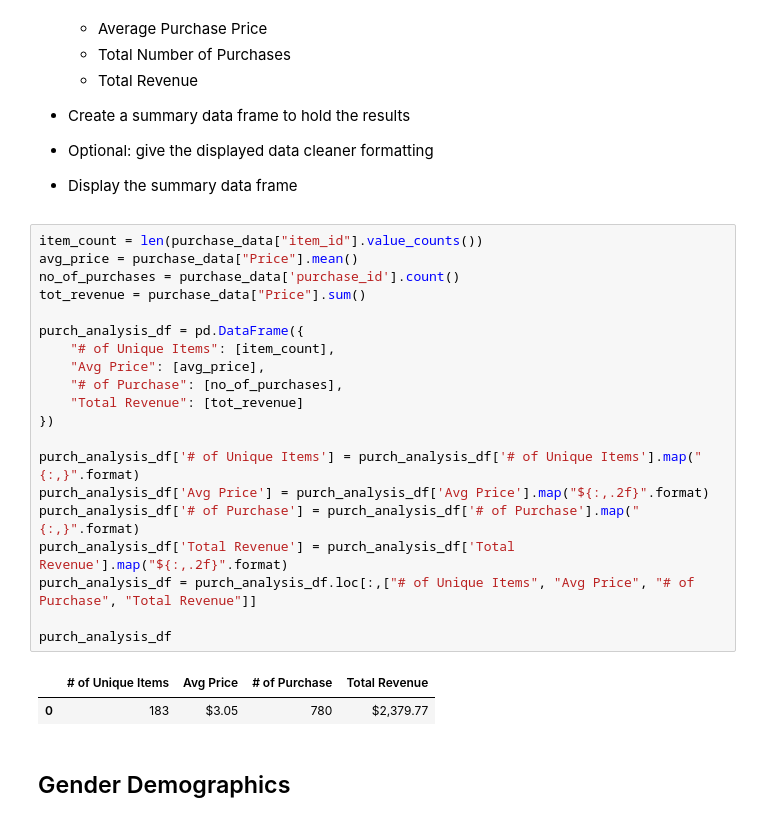
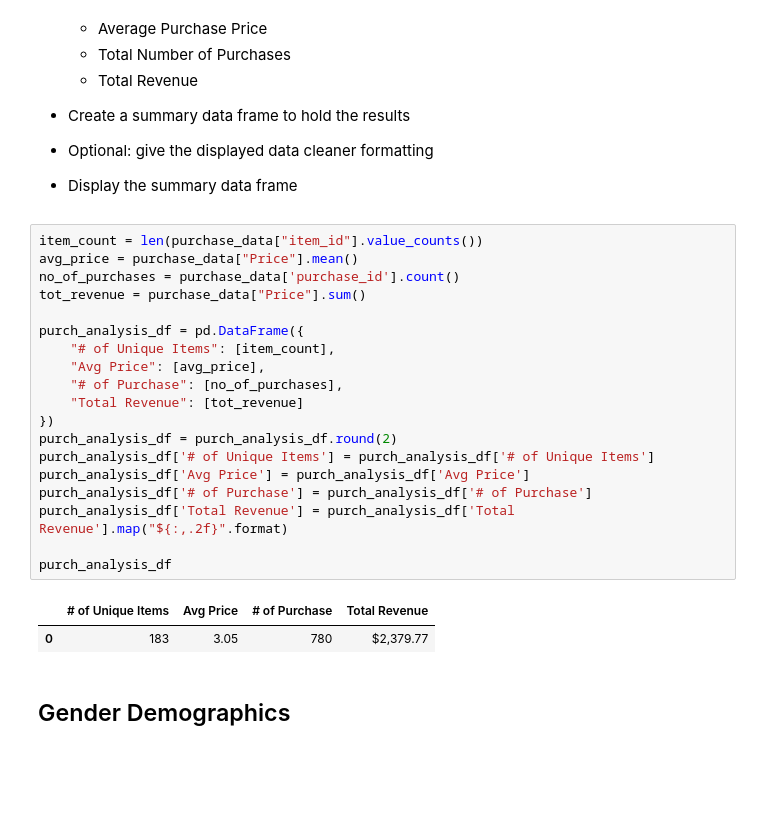
Before and after one commit to sbell1258/pandas-challenge, a Jupyter notebook: HeroesOfPymoli_starter.ipynb, the cells around one changed output. Cells and saved outputs as stored; diff of their text form; blank space fills up the shorter version.

Commit message:
format chgs

```diff
--- a/HeroesOfPymoli_starter.ipynb
+++ b/HeroesOfPymoli_starter.ipynb
@@ -113,26 +113,25 @@ Total number of players:  576
 # %%
 item_count = len(purchase_data["item_id"].value_counts())
 avg_price = purchase_data["Price"].mean()
 no_of_purchases = purchase_data['purchase_id'].count()
 tot_revenue = purchase_data["Price"].sum()
 
 purch_analysis_df = pd.DataFrame({
     "# of Unique Items": [item_count],
     "Avg Price": [avg_price],
     "# of Purchase": [no_of_purchases],
     "Total Revenue": [tot_revenue]
 })
-
-purch_analysis_df['# of Unique Items'] = purch_analysis_df['# of Unique Items'].map("{:,}".format)
-purch_analysis_df['Avg Price'] = purch_analysis_df['Avg Price'].map("${:,.2f}".format)
-purch_analysis_df['# of Purchase'] = purch_analysis_df['# of Purchase'].map("{:,}".format)
+purch_analysis_df = purch_analysis_df.round(2)
+purch_analysis_df['# of Unique Items'] = purch_analysis_df['# of Unique Items']
+purch_analysis_df['Avg Price'] = purch_analysis_df['Avg Price']
+purch_analysis_df['# of Purchase'] = purch_analysis_df['# of Purchase']
 purch_analysis_df['Total Revenue'] = purch_analysis_df['Total Revenue'].map("${:,.2f}".format)
-purch_analysis_df = purch_analysis_df.loc[:,["# of Unique Items", "Avg Price", "# of Purchase", "Total Revenue"]]
 
 purch_analysis_df
 # %% [output]
 |  | # of Unique Items | Avg Price | # of Purchase | Total Revenue |
-| 0 | 183 | $3.05 | 780 | $2,379.77 |
+| 0 | 183 | 3.05 | 780 | $2,379.77 |
 # %% [markdown]
 ## Gender Demographics
 # %% [markdown]
```
Also changed, not shown: parts of 5 cells of this notebook.
